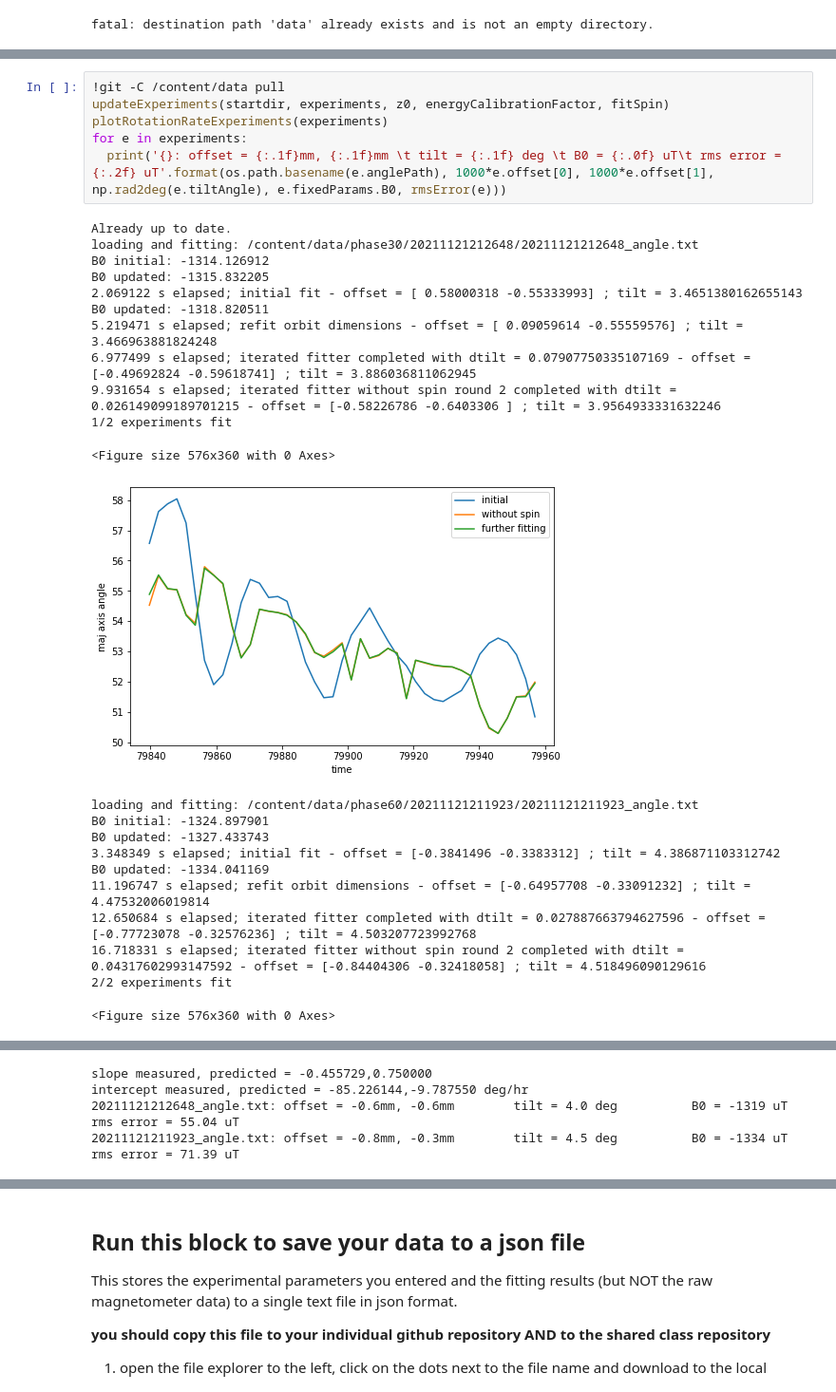
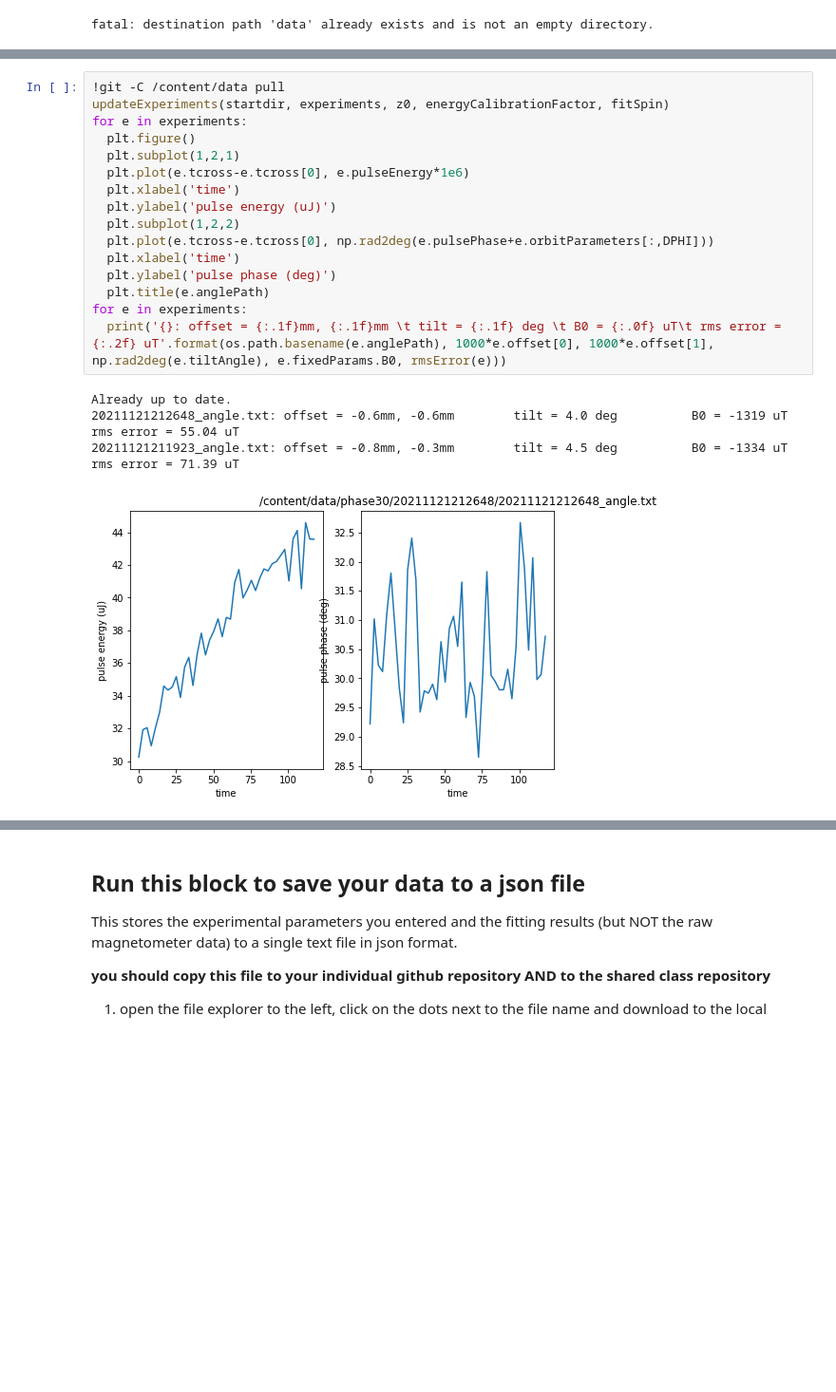
Before and after one commit to NYUExperimentalPhysics1-2021/lab5-magnet-fitter, a Jupyter notebook: lab_5_magnet_fitter.ipynb, the cells around one changed output, grey strips where cells are left out. Shown: that part at 95% size. Saved outputs shown, nothing was run; the diff lists cells and outputs as text; blank space fills up the shorter version.

```diff
--- a/lab_5_magnet_fitter.ipynb
+++ b/lab_5_magnet_fitter.ipynb
@@ -595,29 +591,21 @@ try `plotRotationRateExperiments(experiments,200)` or `plotRotationRateExperimen
 # %%
 !git -C /content/data pull
 updateExperiments(startdir, experiments, z0, energyCalibrationFactor, fitSpin)
-plotRotationRateExperiments(experiments)
+for e in experiments:
+  plt.figure()
+  plt.subplot(1,2,1)
+  plt.plot(e.tcross-e.tcross[0], e.pulseEnergy*1e6)
+  plt.xlabel('time')
+  plt.ylabel('pulse energy (uJ)')
+  plt.subplot(1,2,2)
+  plt.plot(e.tcross-e.tcross[0], np.rad2deg(e.pulsePhase+e.orbitParameters[:,DPHI]))
+  plt.xlabel('time')
+  plt.ylabel('pulse phase (deg)')
+  plt.title(e.anglePath)
 for e in experiments:
   print('{}: offset = {:.1f}mm, {:.1f}mm \t tilt = {:.1f} deg \t B0 = {:.0f} uT\t rms error = {:.2f} uT'.format(os.path.basename(e.anglePath), 1000*e.offset[0], 1000*e.offset[1], np.rad2deg(e.tiltAngle), e.fixedParams.B0, rmsError(e)))
 # %% [output]
 Already up to date.
-loading and fitting: /content/data/phase30/20211121212648/20211121212648_angle.txt
-B0 initial: -1314.126912
-B0 updated: -1315.832205
-2.069122 s elapsed; initial fit - offset = [ 0.58000318 -0.55333993] ; tilt = 3.4651380162655143
-B0 updated: -1318.820511
-5.219471 s elapsed; refit orbit dimensions - offset = [ 0.09059614 -0.55559576] ; tilt = 3.466963881824248
-6.977499 s elapsed; iterated fitter completed with dtilt = 0.07907750335107169 - offset = [-0.49692824 -0.59618741] ; tilt = 3.886036811062945
-9.931654 s elapsed; iterated fitter without spin round 2 completed with dtilt = 0.026149099189701215 - offset = [-0.58226786 -0.6403306 ] ; tilt = 3.9564933331632246
-1/2 experiments fit
+20211121212648_angle.txt: offset = -0.6mm, -0.6mm        tilt = 4.0 deg          B0 = -1319 uT   rms error = 55.04 uT
+20211121211923_angle.txt: offset = -0.8mm, -0.3mm        tilt = 4.5 deg          B0 = -1334 uT   rms error = 71.39 uT
-<Figure size 576x360 with 0 Axes>
-[figure, old version]
+[figure, new version]
-loading and fitting: /content/data/phase60/20211121211923/20211121211923_angle.txt
-B0 initial: -1324.897901
-B0 updated: -1327.433743
-3.348349 s elapsed; initial fit - offset = [-0.3841496 -0.3383312] ; tilt = 4.386871103312742
-B0 updated: -1334.041169
-11.196747 s elapsed; refit orbit dimensions - offset = [-0.64957708 -0.33091232] ; tilt = 4.47532006019814
-12.650684 s elapsed; iterated fitter completed with dtilt = 0.027887663794627596 - offset = [-0.77723078 -0.32576236] ; tilt = 4.503207723992768
-16.718331 s elapsed; iterated fitter without spin round 2 completed with dtilt = 0.04317602993147592 - offset = [-0.84404306 -0.32418058] ; tilt = 4.518496090129616
-2/2 experiments fit
-<Figure size 576x360 with 0 Axes>
@@ -625,4 +612,0 @@ B0 updated: -1334.041169
-slope measured, predicted = -0.455729,0.750000
-intercept measured, predicted = -85.226144,-9.787550 deg/hr
-20211121212648_angle.txt: offset = -0.6mm, -0.6mm        tilt = 4.0 deg          B0 = -1319 uT   rms error = 55.04 uT
-20211121211923_angle.txt: offset = -0.8mm, -0.3mm        tilt = 4.5 deg          B0 = -1334 uT   rms error = 71.39 uT
```
Also changed, not shown: parts of 3 cells of this notebook.
